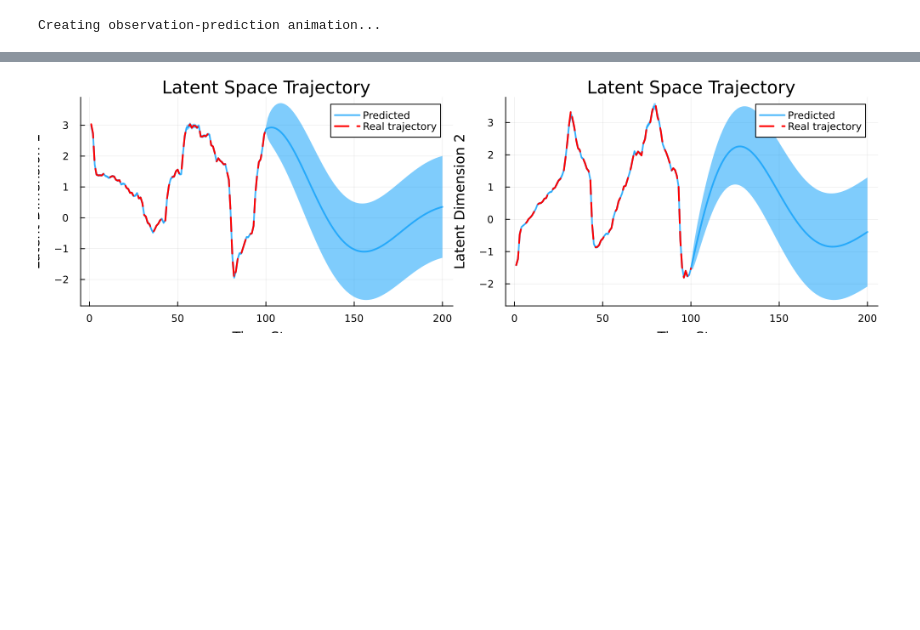
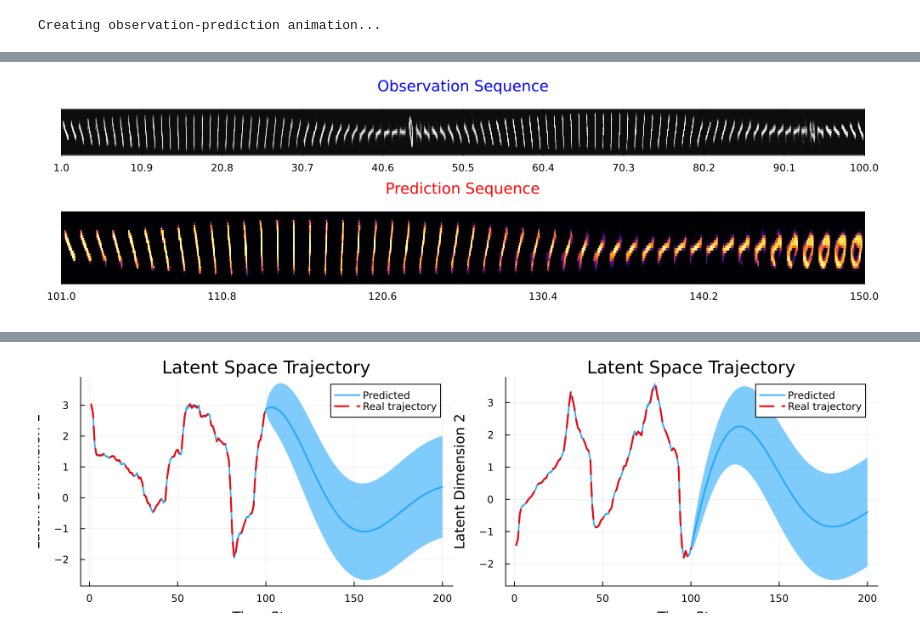
Before and after one commit to ReactiveBayes/RxInferExamples.jl, a Jupyter notebook: examples/Advanced Examples/Learning Dynamics with VAEs/Learning Dynamics with VAEs.ipynb, the cells around one changed output, grey strips where cells are left out. Cells and saved outputs as stored; diff of their text form; code cells hidden in the pictures; blank space fills up the shorter version.

Commit message:
Add strip plot

```diff
--- a/examples/Advanced Examples/Learning Dynamics with VAEs/Learning Dynamics with VAEs.ipynb
+++ b/examples/Advanced Examples/Learning Dynamics with VAEs/Learning Dynamics with VAEs.ipynb
@@ -537,3 +532,101 @@ gif(continuation_animation, "observation_prediction_animation.gif", fps=10, show
 Creating observation-prediction animation...
 # %% [markdown]
 ![](observation_prediction_animation.gif)
+# %%
+function create_digit_strips_with_titles(y_pred, n_obs=100, n_pred_to_show=50)
+    # Get image dimensions
+    img_height, img_width = size(y_pred[1][:,:,1,1])
+
+    # Create a single large image for observations (top row)
+    obs_strip = zeros(img_height, img_width * n_obs)
+    for i in 1:n_obs
+        obs_strip[:, ((i-1)*img_width+1):(i*img_width)] = y_pred[i][:,:,1,1]
+    end
+
+    # For predictions, use the first 50 predictions (101-150)
+    pred_indices = (n_obs+1):(n_obs+n_pred_to_show)
+
+    # Create a single large image for predictions (bottom row)
+    # Make each prediction twice as wide to fill the same space
+    pred_strip = zeros(img_height, img_width * n_pred_to_show * 2)
+    for i in 1:n_pred_to_show
+        # Fill a 2x wider space for each prediction
+        start_col = ((i-1)*img_width*2+1)
+        end_col = (i*img_width*2)
+
+        # Repeat each column to double the width
+        for j in 1:img_width
+            pred_strip[:, start_col+2*(j-1):start_col+2*(j-1)+1] .= y_pred[pred_indices[i]][:, j, 1, 1]
+        end
+    end
+
+    # Create tick positions and labels
+    obs_tick_pos = range(1, img_width*n_obs, length=11)
+    obs_tick_labels = string.(range(1, n_obs, length=11))
+
+    # For predictions, show ticks from 101 to 150
+    pred_tick_pos = range(1, img_width*n_pred_to_show*2, length=6)
+    pred_tick_labels = string.(range(n_obs+1, n_obs+n_pred_to_show, length=6))
+
+    # Plot observations (1-100)
+    p1 = heatmap(
+        obs_strip,
+        color=:grays,
+        colorbar=false,
+        yticks=false,
+        xticks=(obs_tick_pos, obs_tick_labels),
+        framestyle=:box,
+        title="Observation Sequence",
+        titlefontsize=12,
+        titlefontcolor=:blue,
+        size=(1000, 100)
+    )
+
+    # Plot predictions (101-150)
+    p2 = heatmap(
+        pred_strip,
+        color=:inferno,
+        colorbar=false,
+        yticks=false,
+        xticks=(pred_tick_pos, pred_tick_labels),
+        framestyle=:box,
+        title="Prediction Sequence",
+        titlefontsize=12,
+        titlefontcolor=:red,
+        size=(1000, 150)  # Make this row taller
+    )
+
+    # Create a small plot for the simultaneous learning message
+    message_plot = plot(
+        grid=false,
+        showaxis=false,
+        ticks=false,
+        framestyle=:none,
+        size=(1000, 30),
+        margin=0Plots.mm,
+        bottom_margin=-5Plots.mm,
+        top_margin=-5Plots.mm
+    )
+
+    # Combine the plots
+    p = plot(
+        p1, message_plot, p2,
+        layout=grid(3, 1, heights=[0.35, 0.1, 0.55]),
+        size=(1000, 280),
+        margin=5Plots.mm
+    )
+
+    return p
+end
+
+# Create the strips with titles and message
+println("Creating digit strips with titles...")
+n_obs = 100  # Number of observations
+n_pred_to_show = 50  # Number of predictions to show (101-150)
+
+final_strips = create_digit_strips_with_titles(
+    result.predictions[:y][end], n_obs, n_pred_to_show
+)
+display(final_strips)
+# %% [output]
+[figure, added]
```
Also changed, not shown: parts of 3 cells of this notebook, 2 other files.
